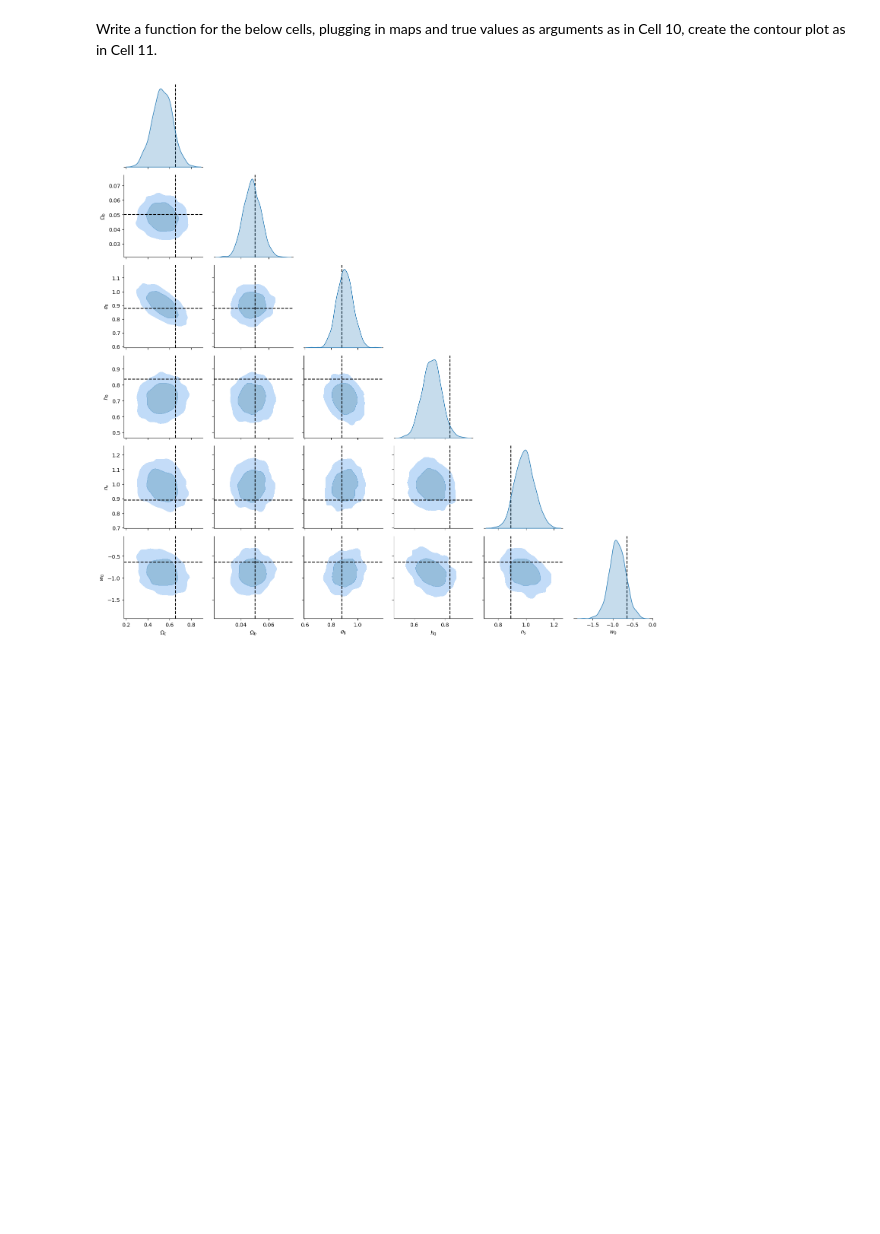
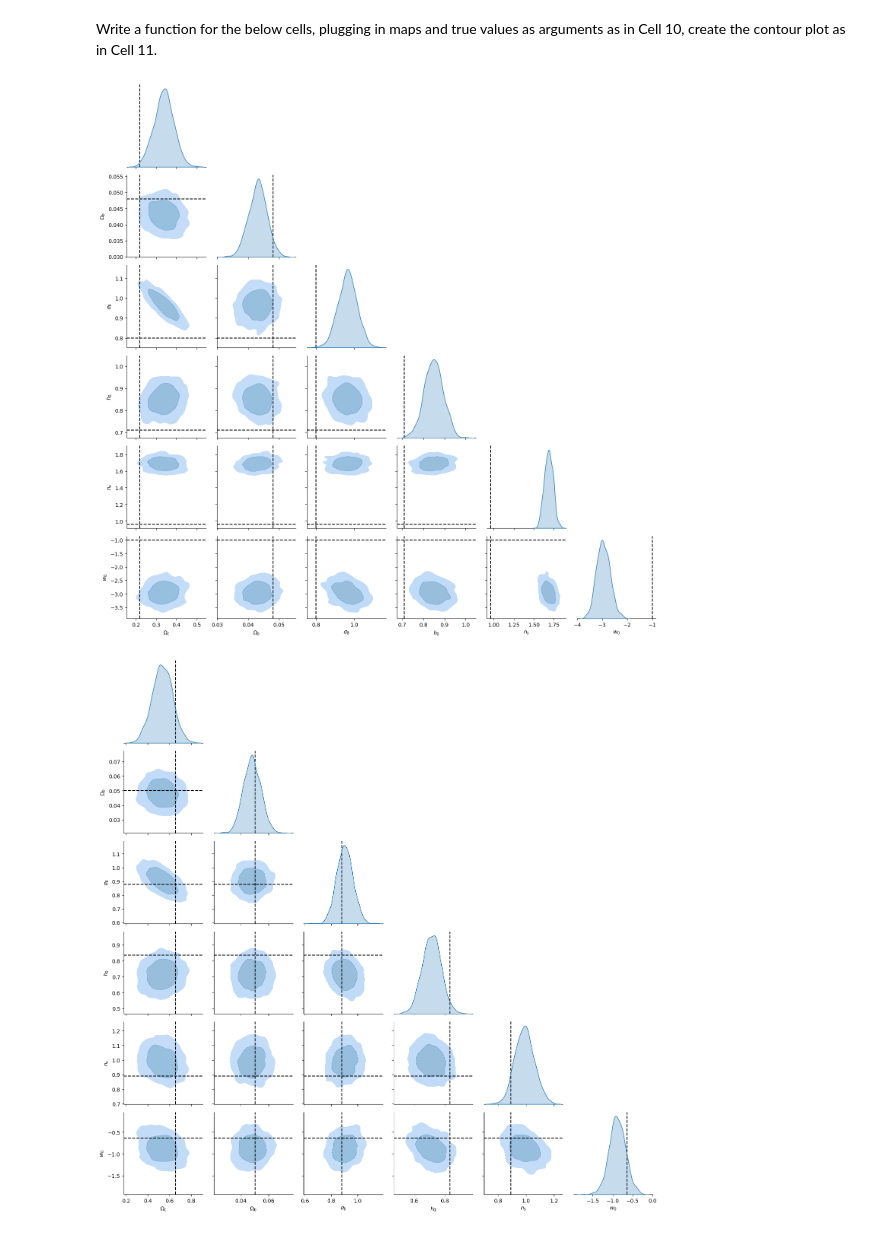
Before and after one commit to prob-ml/blissWL, a Jupyter notebook: maps_to_cosmology/notebooks/results_dc2_MVN.ipynb, the cells around one changed output. Cells and saved outputs as stored; diff of their text form; code cells hidden in the pictures; blank space fills up the shorter version.

```diff
--- a/maps_to_cosmology/notebooks/results.ipynb
+++ b/maps_to_cosmology/notebooks/results_dc2_MVN.ipynb
@@ -195,17 +197,19 @@ Write a function for the below cells, plugging in maps and true values as argume
 # %%
-# num_samples = 1000
-# samples = dist.rsample((num_samples,)).squeeze(1).cpu().numpy()
-# df = pd.DataFrame(samples, columns=param_names)
+num_samples = 1000
+samples = dist.rsample((num_samples,)).squeeze(1).cpu().numpy()
+df = pd.DataFrame(samples, columns=param_names)
 
-# g = sns.PairGrid(df, corner=True, diag_sharey=False)
-# g.map_diag(sns.kdeplot, fill=True)
-# g.map_lower(sns.kdeplot, levels=[0.05, 0.32, 1.0], fill=True, alpha=0.5)
+g = sns.PairGrid(df, corner=True, diag_sharey=False)
+g.map_diag(sns.kdeplot, fill=True)
+g.map_lower(sns.kdeplot, levels=[0.05, 0.32, 1.0], fill=True, alpha=0.5)
 
-# for i in range(6):
-#     g.axes[i, i].axvline(reference_params[i], color="black", linestyle="--")
-#     for j in range(i):
-#         g.axes[i, j].axvline(reference_params[j], color="black", linestyle="--")
-#         g.axes[i, j].axhline(reference_params[i], color="black", linestyle="--")
+for i in range(6):
+    g.axes[i, i].axvline(reference_params[i], color="black", linestyle="--")
+    for j in range(i):
+        g.axes[i, j].axvline(reference_params[j], color="black", linestyle="--")
+        g.axes[i, j].axhline(reference_params[i], color="black", linestyle="--")
+# %% [output]
+[figure, added]
 # %%
 def plot_posterior_contours_from_batch(
     encoder,
```
Also changed, not shown: parts of 3 cells of this notebook.
